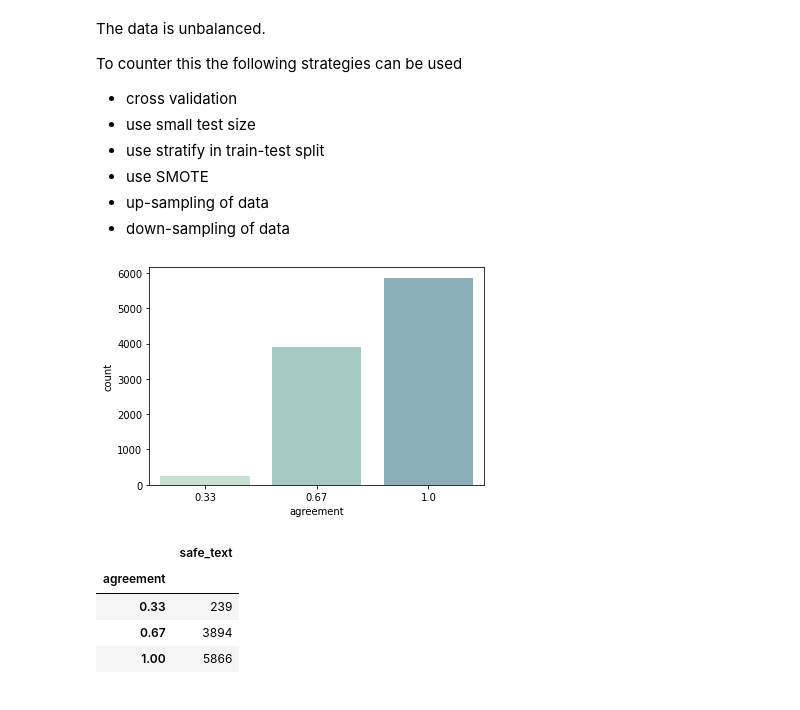
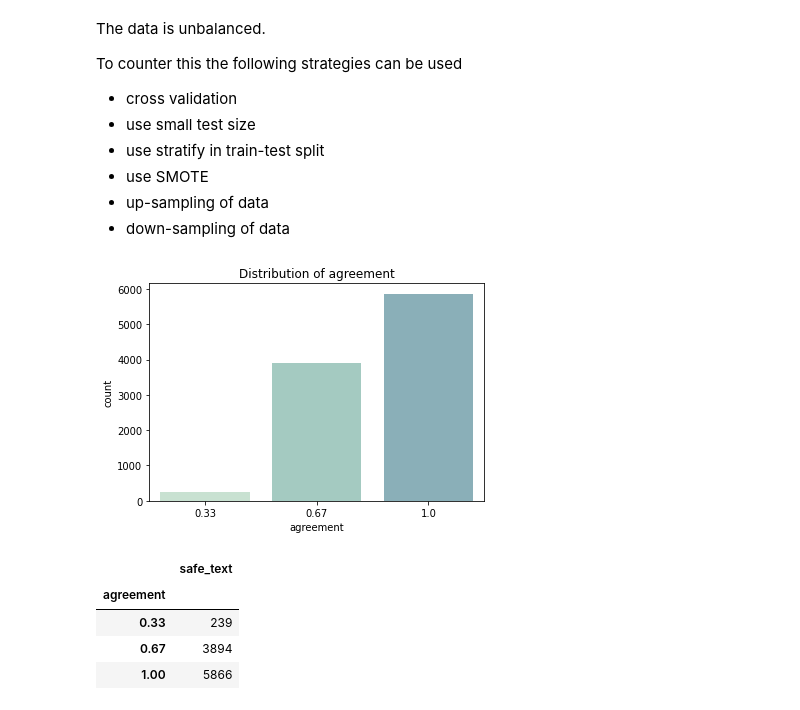
Before and after one commit to monicafar147/To-vaccinate-or-not-, a Jupyter notebook: main.ipynb, the cells around one changed output. Drawn from its saved outputs; the diff is of its cells as text; code cells hidden in the pictures.

```diff
--- a/main.ipynb
+++ b/main.ipynb
@@ -148,10 +149,11 @@ train['agreement'] = train['agreement'].round(2)
 # %%
 #looking at agreement column
 col = sns.color_palette("Blues")
 sns.countplot(x=train['agreement'], palette = sns.cubehelix_palette(8, start=1, rot=-.75))
+plt.title('Distribution of agreement')
 plt.show()
 # %% [output]
-[figure, old version]
+[figure, new version]
 # %%
 agreed = train[['agreement', 'safe_text',]].groupby('agreement').count()
 agreed
```
Also changed, not shown: parts of 21 cells of this notebook.
